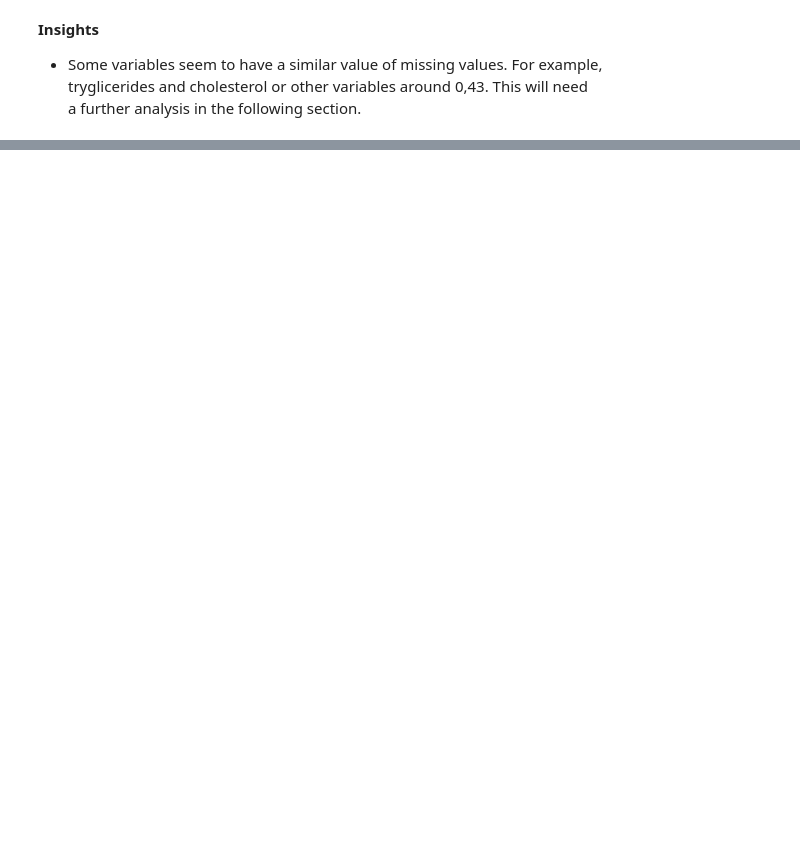
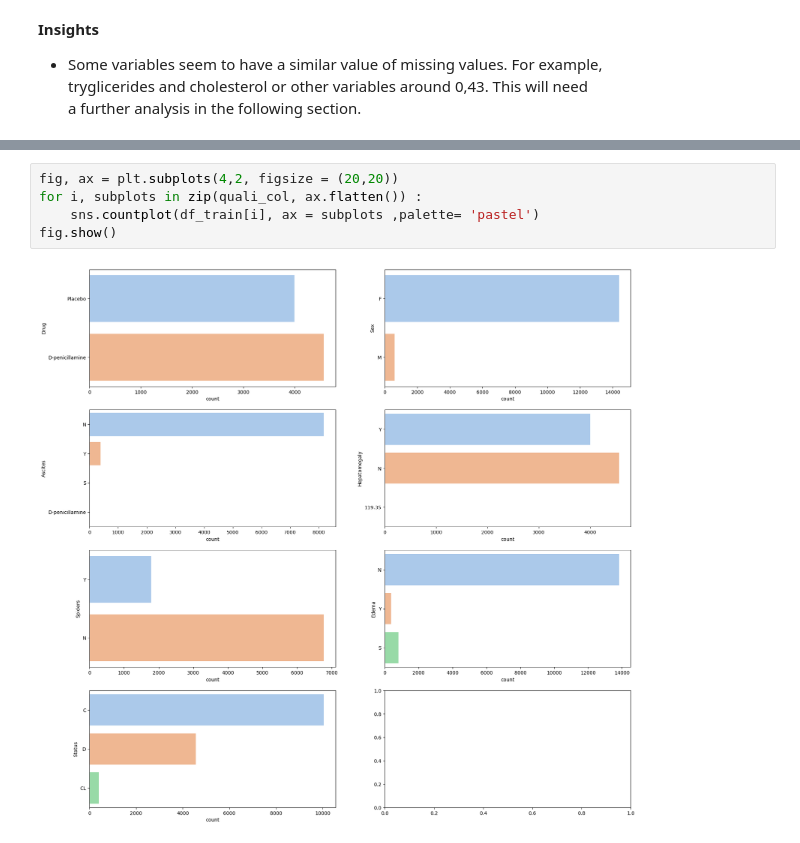
Before and after one commit to Ezequiel-Hurtado/multiclass-classification, a Jupyter notebook: scripts/EDA.ipynb, the cells around one changed output, grey strips where cells are left out. Saved outputs shown, nothing was run; the diff lists cells and outputs as text; blank space fills up the shorter version.

```diff
--- a/scripts/EDA.ipynb
+++ b/scripts/EDA.ipynb
@@ -643,0 +267,7 @@ plt.show()
+# %%
+fig, ax = plt.subplots(4,2, figsize = (20,20))
+for i, subplots in zip(quali_col, ax.flatten()) :
+    sns.countplot(df_train[i], ax = subplots ,palette= 'pastel')
+fig.show()
+# %% [output]
+[figure, added]
```
Also changed, not shown: parts of 148 cells of this notebook, 3 other files.
